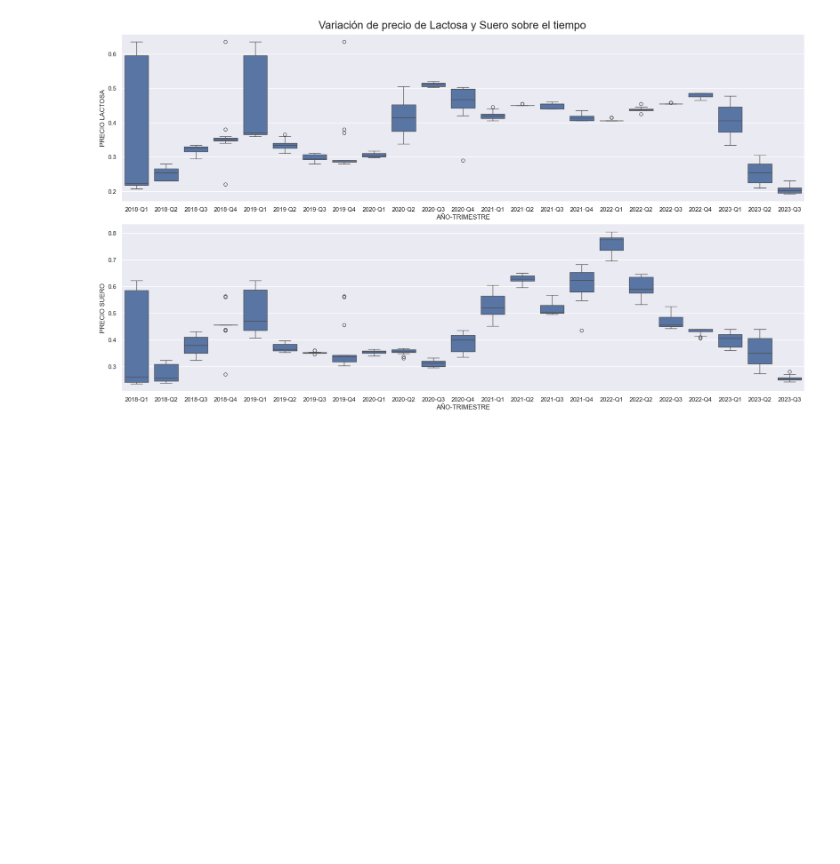
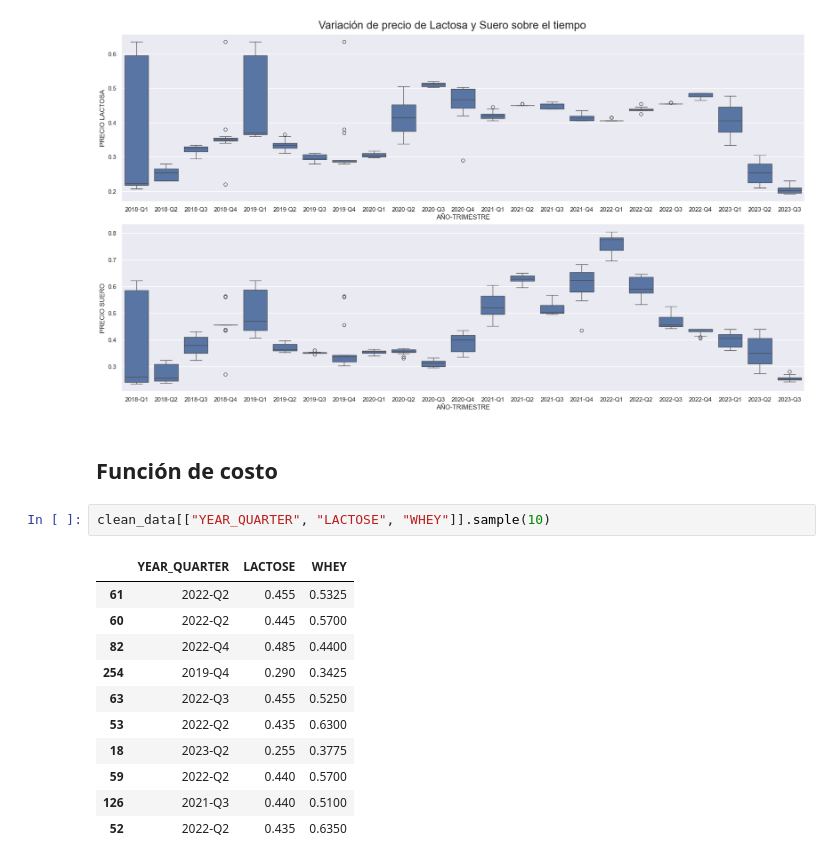
Before and after one commit to EnriqueMC557/426-MCI16-AlgoritmosMetaheuristicos, a Jupyter notebook: E2/E2_EnriqueMenaCamilo.ipynb, the cells around one changed output. Cells and saved outputs as stored; diff of their text form; blank space fills up the shorter version.

```diff
--- a/E2/E2_EnriqueMenaCamilo.ipynb
+++ b/E2/E2_EnriqueMenaCamilo.ipynb
@@ -124,3 +126,19 @@ axes[1].set_ylabel("PRECIO SUERO"), axes[1].set_xlabel("AÑO-TRIMESTRE")
 plt.savefig(f"figures/precio_tiempo.png", bbox_inches='tight', dpi=300)
 # %% [output]
 [figure]
+# %% [markdown]
+## Función de costo
+# %%
+clean_data[["YEAR_QUARTER", "LACTOSE", "WHEY"]].sample(10)
+# %% [output]
+|  | YEAR_QUARTER | LACTOSE | WHEY |
+| 61 | 2022-Q2 | 0.455 | 0.5325 |
+| 60 | 2022-Q2 | 0.445 | 0.5700 |
+| 82 | 2022-Q4 | 0.485 | 0.4400 |
+| 254 | 2019-Q4 | 0.290 | 0.3425 |
+| 63 | 2022-Q3 | 0.455 | 0.5250 |
+| 53 | 2022-Q2 | 0.435 | 0.6300 |
+| 18 | 2023-Q2 | 0.255 | 0.3775 |
+| 59 | 2022-Q2 | 0.440 | 0.5700 |
+| 126 | 2021-Q3 | 0.440 | 0.5100 |
+| 52 | 2022-Q2 | 0.435 | 0.6350 |
```
Also changed, not shown: parts of 18 cells of this notebook, 3 other files.
